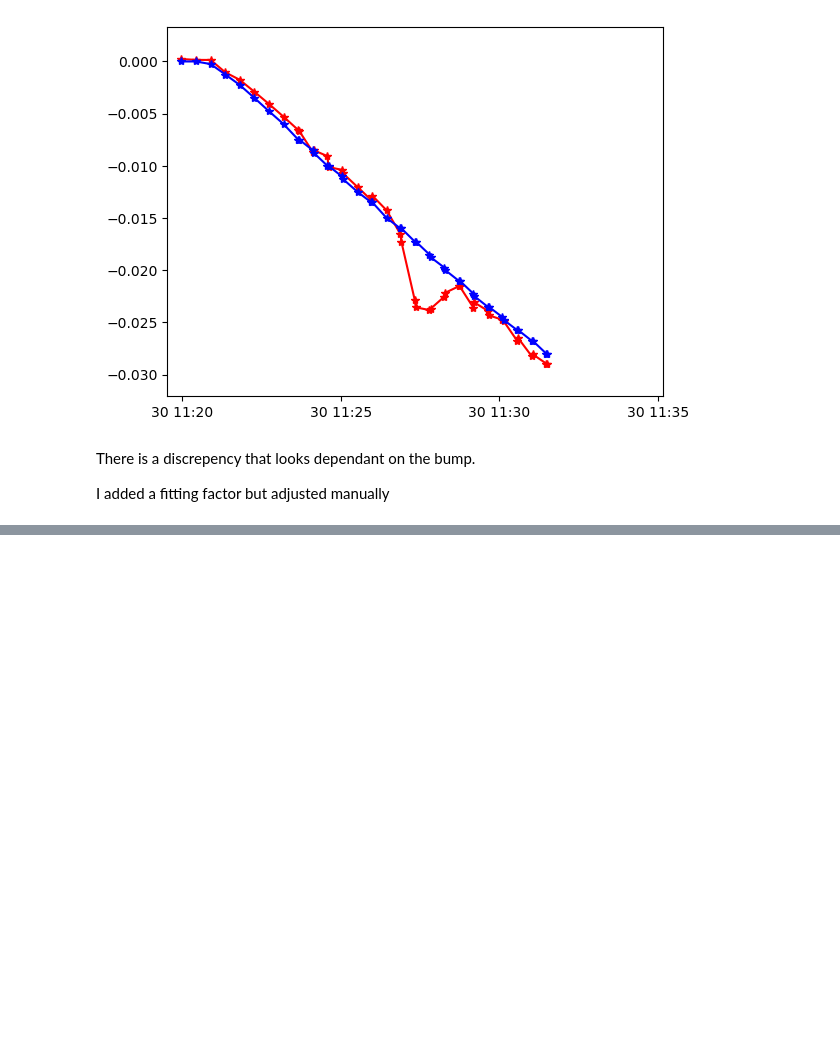
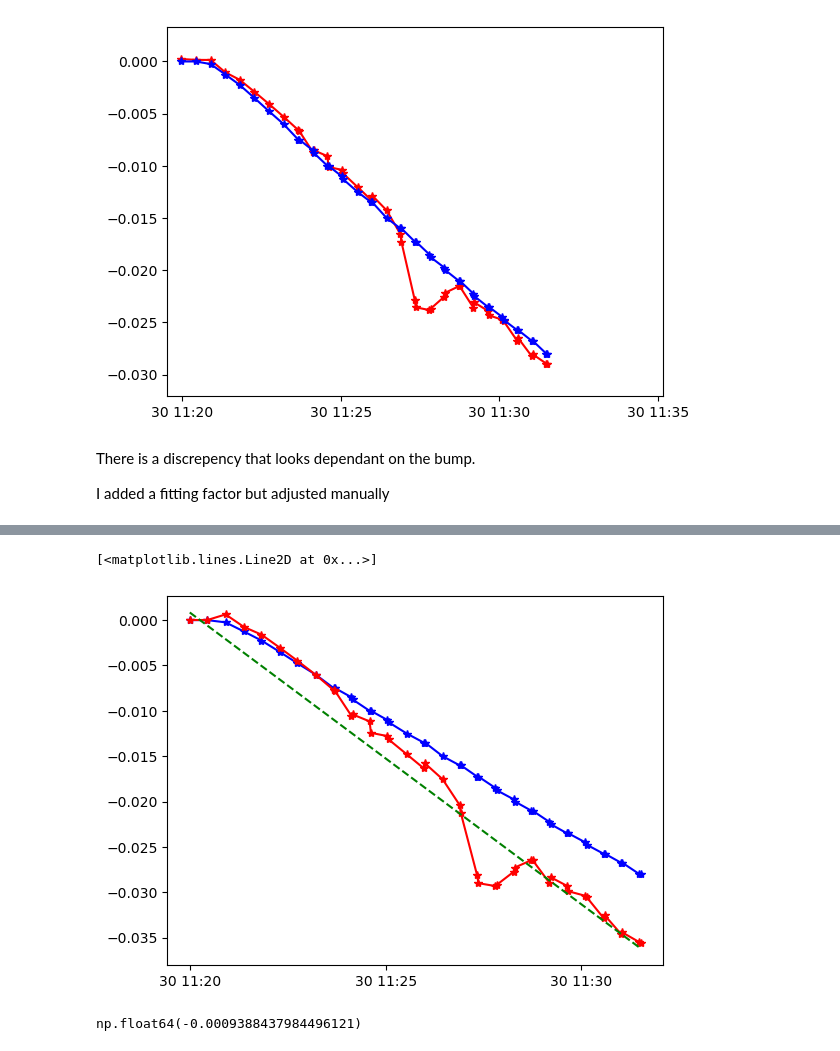
Before and after one commit to lisepauwels/sps_simulations, a Jupyter notebook: MD_analysis/bpm_analysis/bpm_tidp.ipynb, the cells around one changed output, grey strips where cells are left out. Saved outputs shown, nothing was run; the diff lists cells and outputs as text; code cells hidden in the pictures; blank space fills up the shorter version.

```diff
--- a/MD_analysis/bpm_analysis/bpm_tidp.ipynb
+++ b/MD_analysis/bpm_analysis/bpm_tidp.ipynb
@@ -444,0 +579,15 @@ I added a fitting factor but adjusted manually
+# %%
+plt.close()
+plt.figure()
+
+key='coast4'
+plt.plot(md_information[key]['orbit_ts_files'],
+            md_information[key]['tidp_bump_theoretical'], '*-', color='blue')
+bph_vals = []
+for i, bump_val in enumerate(md_information[key]['tidp_bump_theoretical']):
+    bph_vals.append(md_information[key]['tidp_bump_md'][i] * conversion_factors[bump_val])
+plt.plot(md_information[key]['orbit_ts_files'], bph_vals, '*-', color='red')
+plt.plot([md_information[key]['orbit_ts_files'][0], md_information[key]['orbit_ts_files'][-1]],[md_information[key]['tidp_bump_md'][0], md_information[key]['tidp_bump_md'][-1]], '--', color='green', label='bph.11408 fit')
+# %% [output]
+[<matplotlib.lines.Line2D at 0x...>]
+[figure, added]
@@ -444,0 +599,4 @@ I added a fitting factor but adjusted manually
+# %%
+coeffs[0]
+# %% [output]
+np.float64(-0.0009388437984496121)
```
Also changed, not shown: parts of 15 cells of this notebook, 1 other file.
